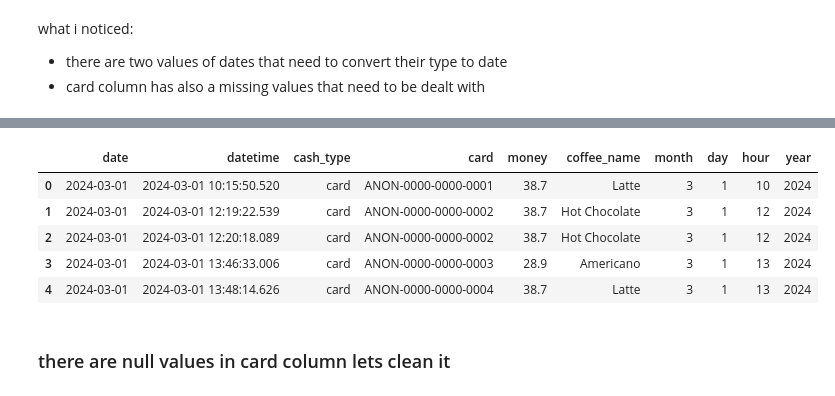
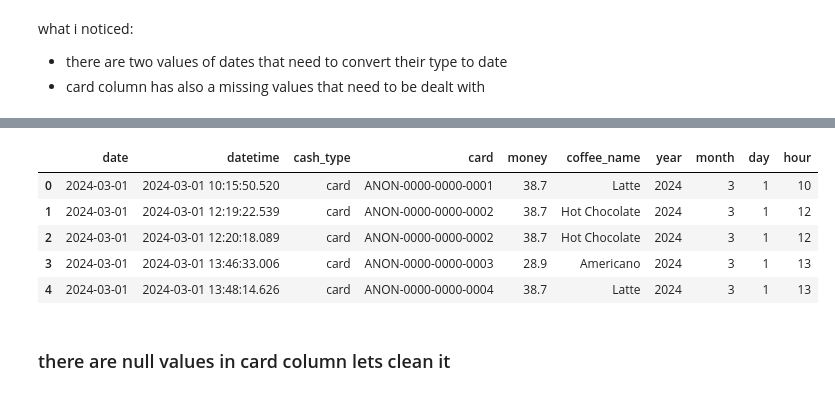
Before and after one commit to Renad-Elgabrouny/Summary, a Jupyter notebook: Cleaning/cleaning-final (1).ipynb, the cells around one changed output, grey strips where cells are left out. Drawn from its saved outputs; the diff is of its cells as text; code cells hidden in the pictures.

```diff
--- a/Cleaning/cleaning-final (1).ipynb
+++ b/Cleaning/cleaning-final (1).ipynb
@@ -262,5 +242,5 @@ sns.countplot(data=df1,x='Cooling system',palette='Blues')
 ##  since there is no dates in this data so we have to upload another one that have date
 ### we need to check the data type , how to extract month , day , year from it
 # %%
-df2=pd.read_csv("/kaggle/input/coffee-sales/index.csv")
+df=pd.read_csv("index.csv")
 # %%
@@ -302,6 +275,7 @@ what i noticed:
 # %%
-df2['date'] = pd.to_datetime(df2['date'], errors='coerce').dt.date
-df2['datetime'] = pd.to_datetime(df2['datetime'], errors='coerce')
+df['date']=pd.to_datetime(df['date'],errors='coerce')
+df['datetime']=pd.to_datetime(df['datetime'],errors='coerce')
 # errors = coerce will make it return nan values for values that can't be converted
-df2.head()
+ # see the data
+df.info()
 # %% [output]
@@ -340,17 +297,17 @@ memory usage: 75.6+ KB
 # %%
-df2['year'] = df2['datetime'].dt.year   # this will extract the year from the date
-df2['month'] = df2['datetime'].dt.month   # this will extract the month from the date
-df2['day'] = df2['datetime'].dt.day       # this will extract the day from the date
-df2['hour'] = df2['datetime'].dt.hour # this will extract the hour from the date
-df2.head()
+df['year']=df['datetime'].dt.year  # this will extract the year from the date
+df['month']=df['datetime'].dt.month # this will extract the month from the date
+df['day']=df['datetime'].dt.day  # this will extract the day from the date
+df['hour']=df['datetime'].dt.hour  # this will extract the hour from the date
+df.head()
 # now we can drop the two columns date and date time as we no longer need it , but i'll keep them
 # %% [output]
-|  | date | datetime | cash_type | card | money | coffee_name | month | day | hour | year |
-| 0 | 2024-03-01 | 2024-03-01 10:15:50.520 | card | ANON-0000-0000-0001 | 38.7 | Latte | 3 | 1 | 10 | 2024 |
-| 1 | 2024-03-01 | 2024-03-01 12:19:22.539 | card | ANON-0000-0000-0002 | 38.7 | Hot Chocolate | 3 | 1 | 12 | 2024 |
-| 2 | 2024-03-01 | 2024-03-01 12:20:18.089 | card | ANON-0000-0000-0002 | 38.7 | Hot Chocolate | 3 | 1 | 12 | 2024 |
-| 3 | 2024-03-01 | 2024-03-01 13:46:33.006 | card | ANON-0000-0000-0003 | 28.9 | Americano | 3 | 1 | 13 | 2024 |
-| 4 | 2024-03-01 | 2024-03-01 13:48:14.626 | card | ANON-0000-0000-0004 | 38.7 | Latte | 3 | 1 | 13 | 2024 |
+|  | date | datetime | cash_type | card | money | coffee_name | year | month | day | hour |
+| 0 | 2024-03-01 | 2024-03-01 10:15:50.520 | card | ANON-0000-0000-0001 | 38.7 | Latte | 2024 | 3 | 1 | 10 |
+| 1 | 2024-03-01 | 2024-03-01 12:19:22.539 | card | ANON-0000-0000-0002 | 38.7 | Hot Chocolate | 2024 | 3 | 1 | 12 |
+| 2 | 2024-03-01 | 2024-03-01 12:20:18.089 | card | ANON-0000-0000-0002 | 38.7 | Hot Chocolate | 2024 | 3 | 1 | 12 |
+| 3 | 2024-03-01 | 2024-03-01 13:46:33.006 | card | ANON-0000-0000-0003 | 28.9 | Americano | 2024 | 3 | 1 | 13 |
+| 4 | 2024-03-01 | 2024-03-01 13:48:14.626 | card | ANON-0000-0000-0004 | 38.7 | Latte | 2024 | 3 | 1 | 13 |
 # %% [markdown]
 ### there are null values in card column lets clean it
 # %%
```
Also changed, not shown: parts of 40 cells of this notebook.
